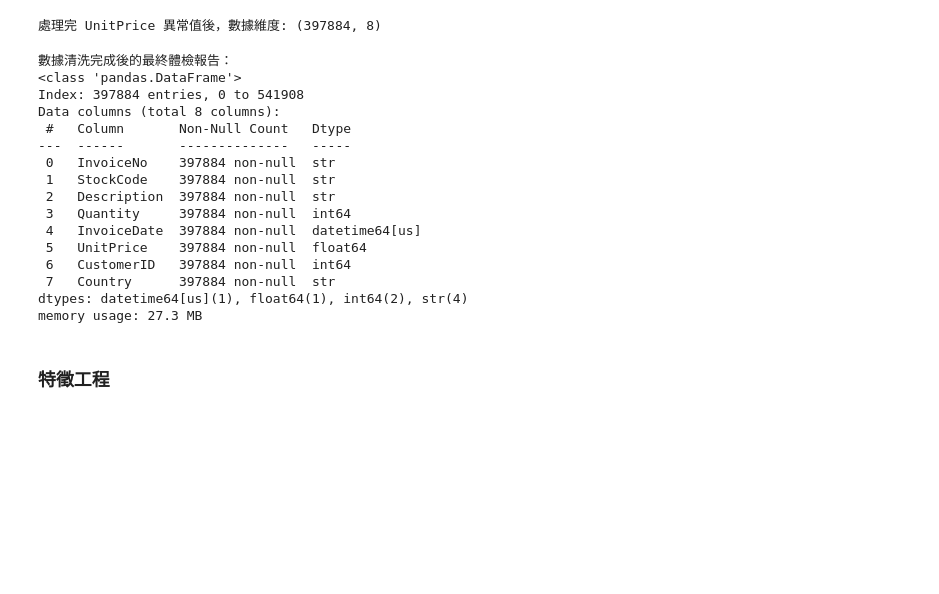
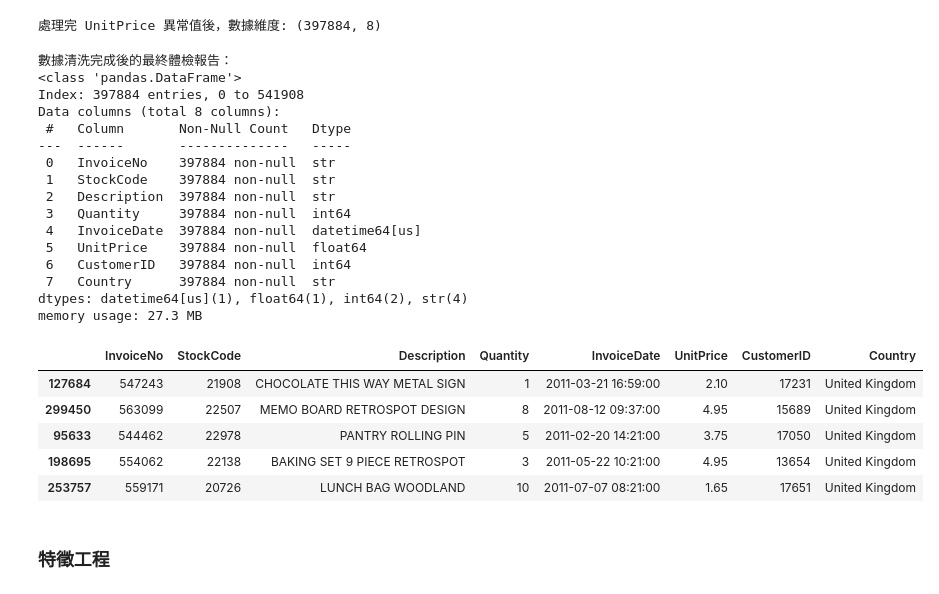
Before and after one commit to Z-Yun324/ecommerce-analysis, a Jupyter notebook: notebook/analysis.ipynb, the cells around one changed output. Cells and saved outputs as stored; diff of their text form; code cells hidden in the pictures; blank space fills up the shorter version.

```diff
--- a/notebook/analysis.ipynb
+++ b/notebook/analysis.ipynb
@@ -162,21 +170,29 @@ df_cleaned['CustomerID'] = df_cleaned['CustomerID'].astype(int)
 # %%
 # 清洗完成後，再次呼叫 .info() 來做一次最終的健康檢查
 print("數據清洗完成後的最終體檢報告：")
 df_cleaned.info()
+df_cleaned.describe()
+df_cleaned.sample(5)
 # %% [output]
 數據清洗完成後的最終體檢報告：
 <class 'pandas.DataFrame'>
 Index: 397884 entries, 0 to 541908
 Data columns (total 8 columns):
  #   Column       Non-Null Count   Dtype
 ---  ------       --------------   -----
  0   InvoiceNo    397884 non-null  str
  1   StockCode    397884 non-null  str
  2   Description  397884 non-null  str
  3   Quantity     397884 non-null  int64
  4   InvoiceDate  397884 non-null  datetime64[us]
  5   UnitPrice    397884 non-null  float64
  6   CustomerID   397884 non-null  int64
  7   Country      397884 non-null  str
 dtypes: datetime64[us](1), float64(1), int64(2), str(4)
 memory usage: 27.3 MB
+|  | InvoiceNo | StockCode | Description | Quantity | InvoiceDate | UnitPrice | CustomerID | Country |
+| 127684 | 547243 | 21908 | CHOCOLATE THIS WAY METAL SIGN | 1 | 2011-03-21 16:59:00 | 2.10 | 17231 | United Kingdom |
+| 299450 | 563099 | 22507 | MEMO BOARD RETROSPOT DESIGN | 8 | 2011-08-12 09:37:00 | 4.95 | 15689 | United Kingdom |
+| 95633 | 544462 | 22978 | PANTRY ROLLING PIN | 5 | 2011-02-20 14:21:00 | 3.75 | 17050 | United Kingdom |
+| 198695 | 554062 | 22138 | BAKING SET 9 PIECE RETROSPOT | 3 | 2011-05-22 10:21:00 | 4.95 | 13654 | United Kingdom |
+| 253757 | 559171 | 20726 | LUNCH BAG WOODLAND | 10 | 2011-07-07 08:21:00 | 1.65 | 17651 | United Kingdom |
```
Also changed, not shown: parts of 3 cells of this notebook, 2 other files.
